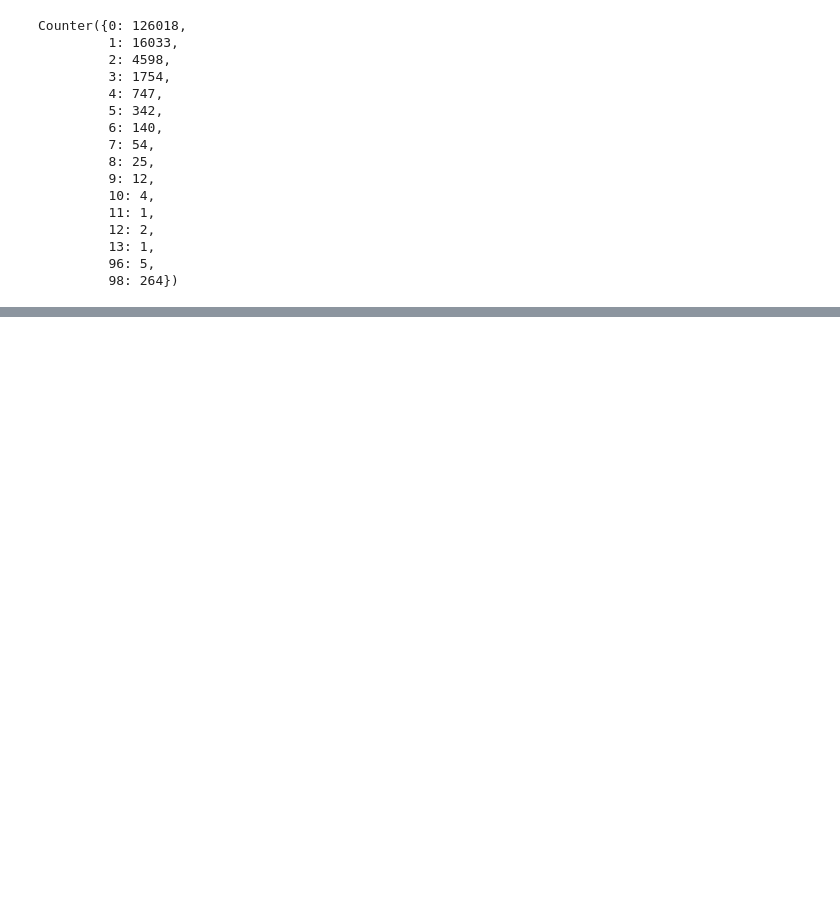
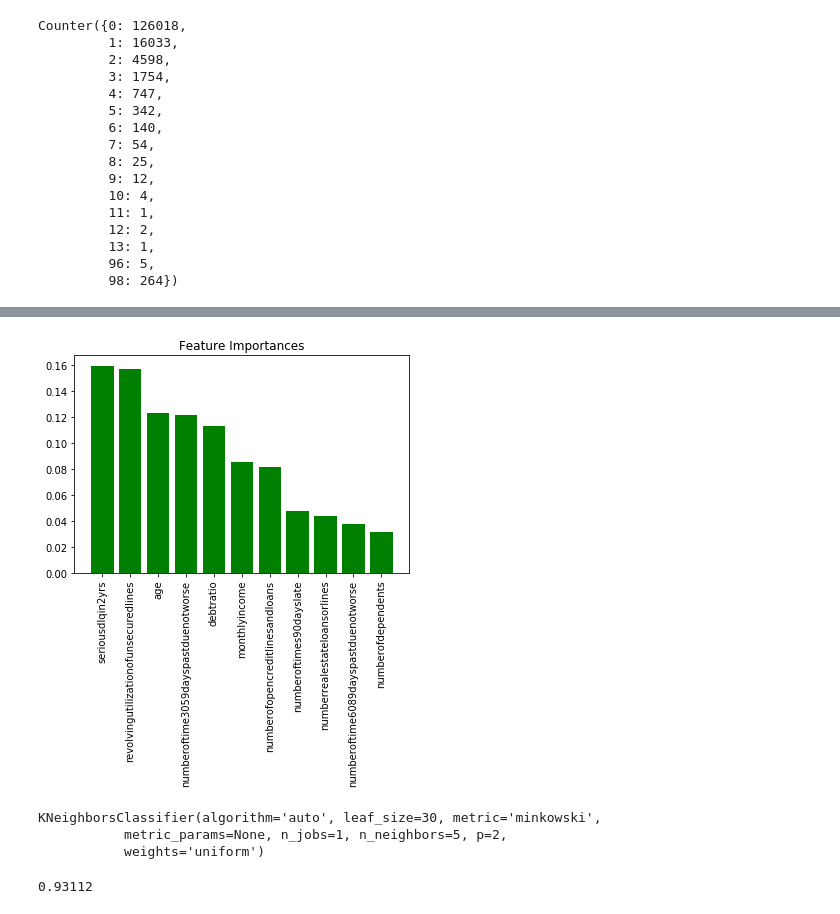
Before and after one commit to himanshu-pachori/credit_risk_modelling, a Jupyter notebook: credit_risk_modelling.ipynb, the cells around one changed output, grey strips where cells are left out. Cells and saved outputs as stored; diff of their text form; code cells hidden in the pictures; blank space fills up the shorter version.

```diff
--- a/credit_risk_modelling.ipynb
+++ b/credit_risk_modelling.ipynb
@@ -316,0 +448,9 @@ train.numberoftime3059dayspastduenotworse = new
+# %%
+realNew = []
+for val in train.numberrealestateloansorlines:
+    if val > 17:
+        realNew.append(17)
+    else:
+        realNew.append(val)
+
+train.numberrealestateloansorlines = realNew
@@ -316,0 +473,3 @@ train.numberoftime3059dayspastduenotworse = new
+# %%
+new = removeSpecificAndPutMedian(train.numberoftime6089dayspastduenotworse)
+train.numberoftime6089dayspastduenotworse = new
@@ -316,0 +492,9 @@ train.numberoftime3059dayspastduenotworse = new
+# %%
+depNew = []
+for var in train.numberofdependents:
+    if var > 10:
+        depNew.append(10)
+    else:
+        depNew.append(var)
+
+train.numberofdependents = depNew
@@ -316,0 +503,10 @@ train.numberoftime3059dayspastduenotworse = new
+# %%
+X = train.drop('seriousdlqin2yrs', axis=1)
+y = train.seriousdlqin2yrs
+features_label = train.columns[1:]
+forest = RandomForestClassifier (n_estimators = 1000, random_state=101, n_jobs = -1)
+forest.fit(X,y)
+importances = forest.feature_importances_
+indices = np. argsort(importances)[::-1]
+for i in range(X.shape[1]):
+    print ("%2d) %-*s %f" % (i + 1, 30, features_label[i],importances[indices[i]]))
@@ -316,0 +525,8 @@ train.numberoftime3059dayspastduenotworse = new
+# %%
+plt.title('Feature Importances')
+plt.bar(range(X.shape[1]),importances[indices], color="green", align="center")
+plt.xticks(range(X.shape[1]),features_label, rotation=90)
+plt.xlim([-1, X.shape[1]])
+plt.show()
+# %% [output]
+[figure, added]
@@ -316,0 +541,10 @@ train.numberoftime3059dayspastduenotworse = new
+# %%
+knMod.fit(X_train, y_train)
+# %% [output]
+KNeighborsClassifier(algorithm='auto', leaf_size=30, metric='minkowski',
+           metric_params=None, n_jobs=1, n_neighbors=5, p=2,
+           weights='uniform')
+# %%
+knMod.score(X_test,y_test)
+# %% [output]
+0.93112
```
Also changed, not shown: parts of 78 cells of this notebook.
